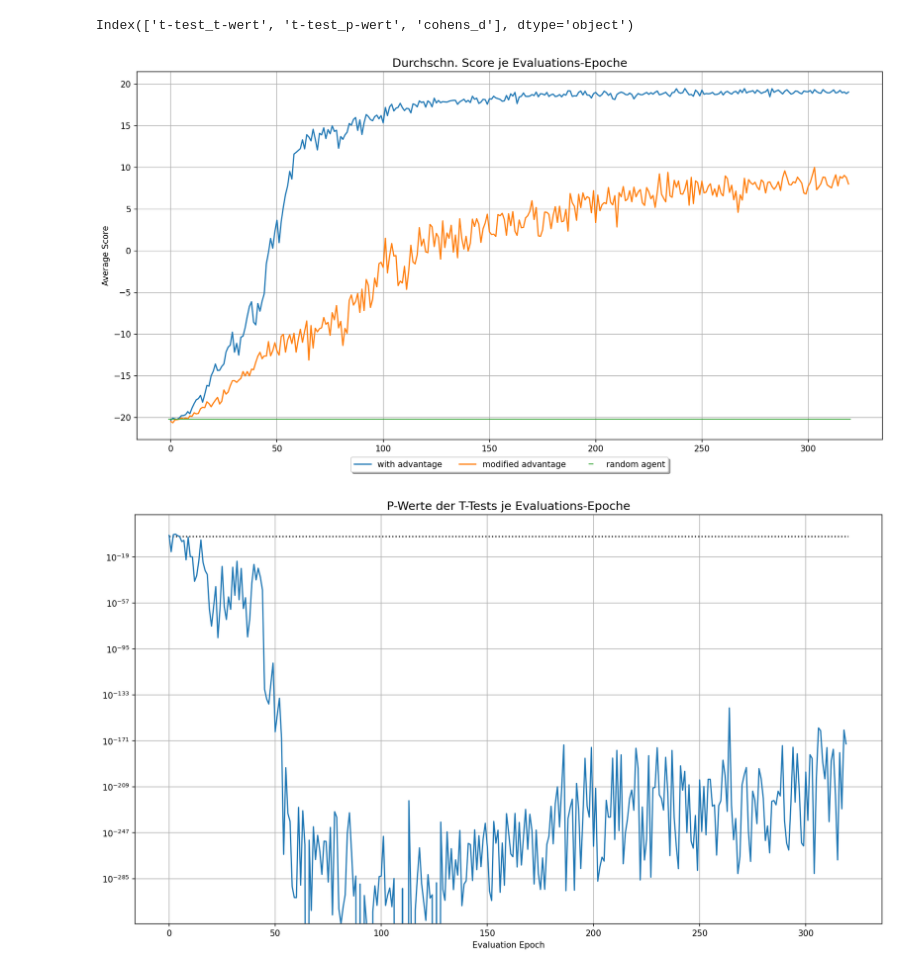
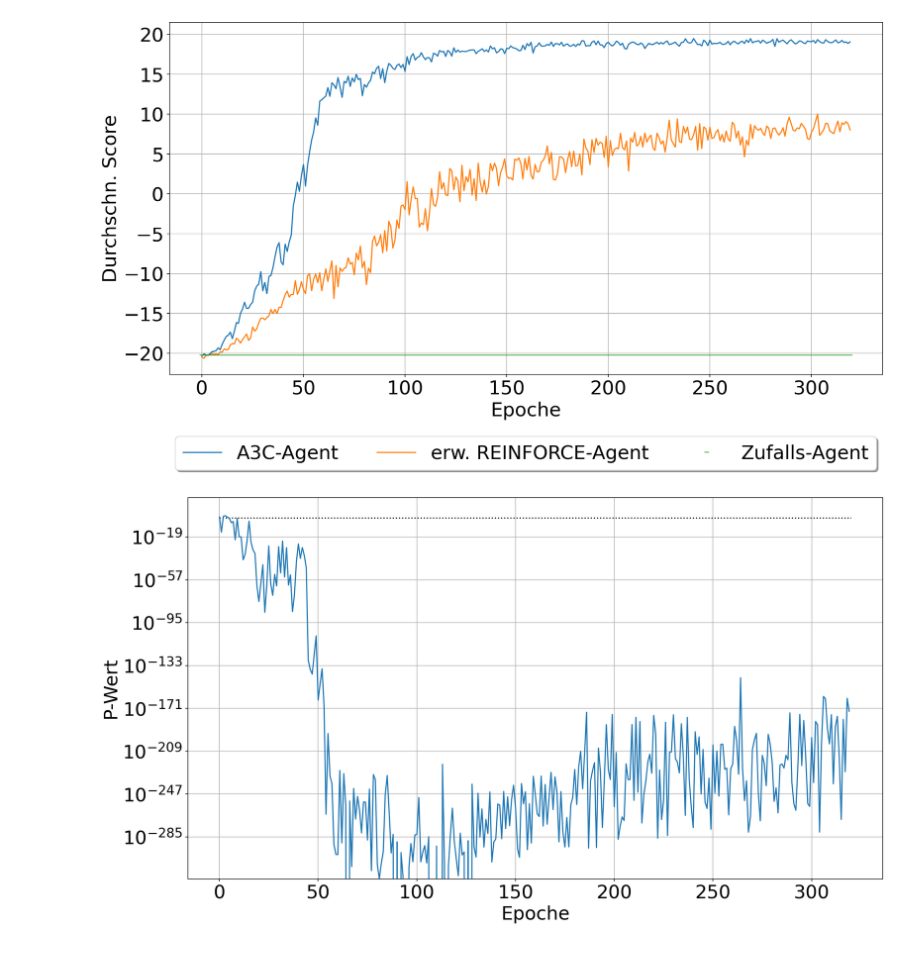
Before and after one commit to Pit-Storm/rl-pong, a Jupyter notebook: notebooks/02_evaluation.ipynb, the cells around one changed output. Drawn from its saved outputs; the diff is of its cells as text; code cells hidden in the pictures.

Commit message:
updated evaluation and figs for last small adjustments

```diff
--- a/notebooks/02_evaluation.ipynb
+++ b/notebooks/02_evaluation.ipynb
@@ -77,8 +109,4 @@ df_experiments_tests["cohens_d"] = calc_cohens_d(
     mean_2=df_disadvantage_eval["mean"],
     stdev_2=df_disadvantage_eval["stdev"],
 )
-# %%
-df_experiments_tests.columns
-# %% [output]
-Index(['t-test_t-wert', 't-test_p-wert', 'cohens_d'], dtype='object')
 # %%
@@ -88,41 +117,45 @@ training_mean = {
     "random": np.full(320, df_rand_eval["mean"])
 }
 # %%
+# plot for avg score of experiements and random agent
 plt.figure(figsize=(16, 9), dpi=150)
 plt.plot("advantage", "-", data=training_mean)
 plt.plot("disadvantage", data=training_mean)
 plt.plot("random", "_", data=training_mean)
-plt.ylabel("Average Score")
-plt.xlabel("Evaluation Epoch")
-plt.title("Durchschn. Score je Evaluations-Epoche", fontdict={"fontsize": 14})
+plt.ylabel("Durchschn. Score")
+plt.xlabel("Epoche")
+# plt.title("Durchschn. Score je Evaluations-Epoche", fontdict={"fontsize": 30})
 ax = plt.subplot(111)
 box = ax.get_position()
 ax.set_position([box.x0, box.y0, box.width, box.height*0.9])
-plt.legend(labels=["with advantage","modified advantage", "random agent"],
+plt.legend(labels=["A3C-Agent","erw. REINFORCE-Agent", "Zufalls-Agent"],
             loc='lower center',
             ncol=3,
-            bbox_to_anchor=[0.5, -0.1],
+            bbox_to_anchor=[0.5, -0.3],
             fancybox=True,
             shadow=True)
 plt.grid(which="major",
             axis="both")
-plt.savefig("avg_training_score.png")
+plt.rcParams.update({'font.size': 24})
+plt.savefig("figs/avg_training_score.png", bbox_inches = "tight")
 plt.show()
 # %% [output]
-[figure, old version]
+[figure, new version]
 # %%
+# plot for ttest p-value
 plt.figure(figsize=(16, 9), dpi=150)
 plt.plot("t-test_p-wert", data=df_experiments_tests)
-# plt.plot("t_test_t-wert", "_", data=df_experiments_tests)
-plt.xlabel("Evaluation Epoch")
-plt.title("P-Werte der T-Tests je Evaluations-Epoche",
-    fontdict={"fontsize": 14})
+plt.xlabel("Epoche")
+plt.ylabel("P-Wert")
+# plt.title("P-Werte der T-Tests je Evaluations-Epoche",
+    # fontdict={"fontsize": 30})
 plt.grid(which="major",
             axis="both")
 plt.hlines(0.01, xmin=0, xmax=320, linestyles="dotted", label="strong effect")
 plt.yscale(value="log")
-plt.savefig("t-test.png")
+plt.rcParams.update({'font.size': 24})
+plt.savefig("figs/t-test.png", bbox_inches = "tight")
 plt.show()
 # %% [output]
-[figure, old version]
+[figure, new version]
 # %%
```
Also changed, not shown: parts of 14 cells of this notebook, 3 other files.
